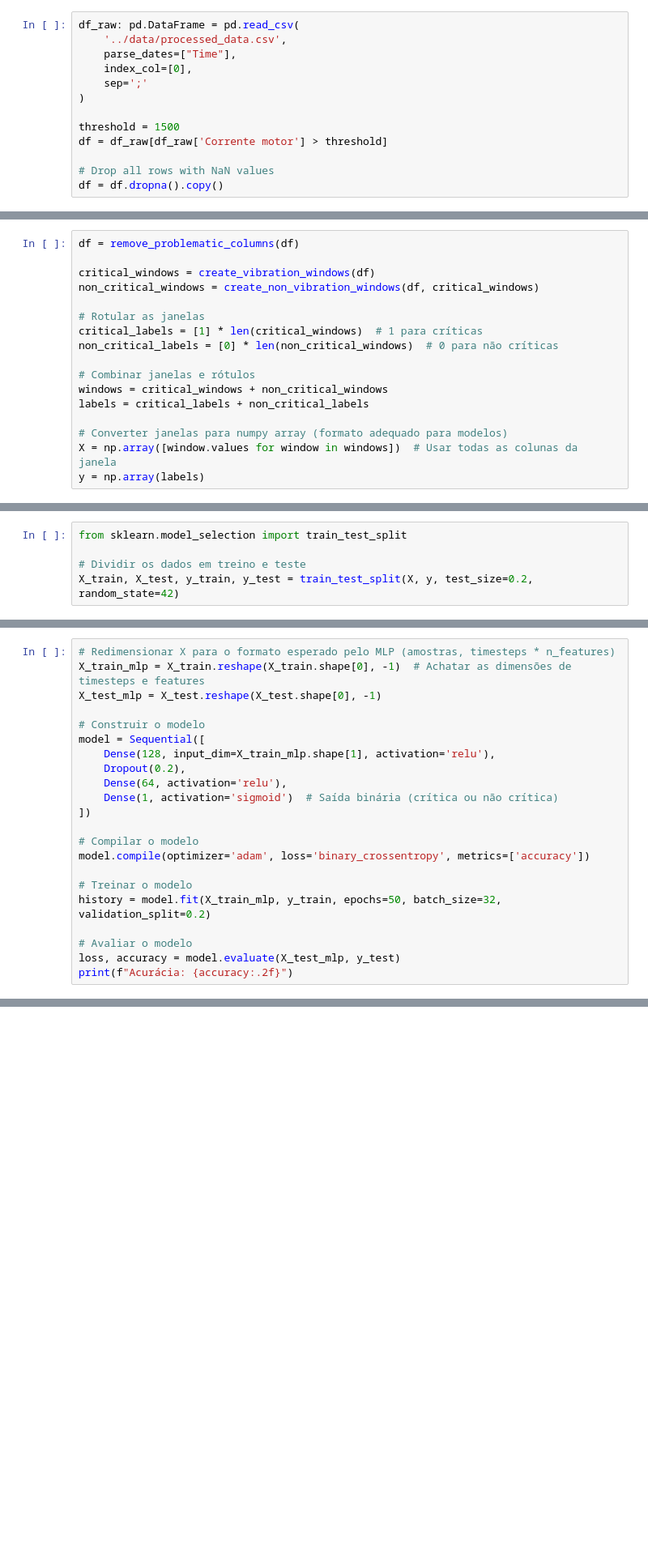
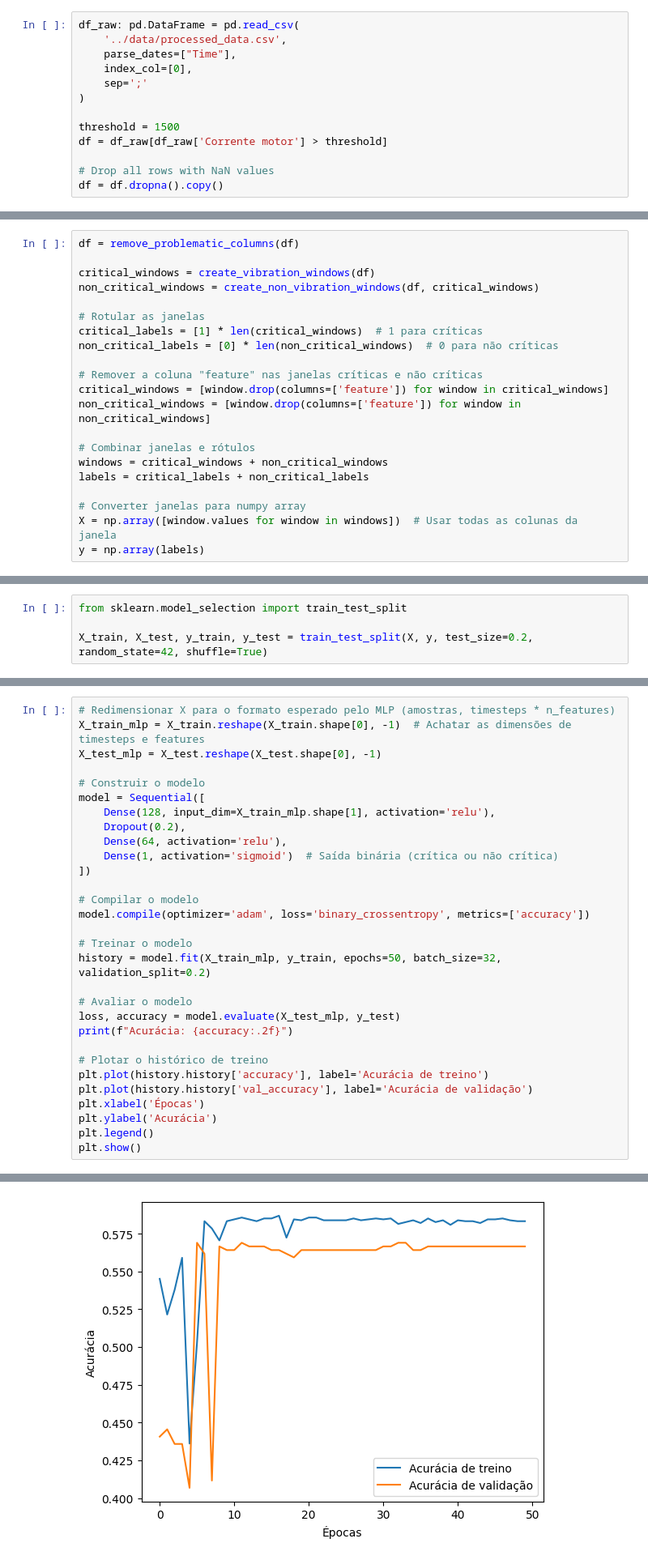
Before and after one commit to ezschneider/vrm-lstm, a Jupyter notebook: notebooks/model.ipynb, the cells around one changed output, grey strips where cells are left out. Shown at 81% size. Saved outputs shown, nothing was run; the diff lists cells and outputs as text; blank space fills up the shorter version.

```diff
--- a/notebooks/model.ipynb
+++ b/notebooks/model.ipynb
@@ -82,10 +80,14 @@ non_critical_windows = create_non_vibration_windows(df, critical_windows)
 critical_labels = [1] * len(critical_windows)  # 1 para críticas
 non_critical_labels = [0] * len(non_critical_windows)  # 0 para não críticas
 
+# Remover a coluna "feature" nas janelas críticas e não críticas
+critical_windows = [window.drop(columns=['feature']) for window in critical_windows]
+non_critical_windows = [window.drop(columns=['feature']) for window in non_critical_windows]
+
 # Combinar janelas e rótulos
 windows = critical_windows + non_critical_windows
 labels = critical_labels + non_critical_labels
 
-# Converter janelas para numpy array (formato adequado para modelos)
+# Converter janelas para numpy array
 X = np.array([window.values for window in windows])  # Usar todas as colunas da janela
 y = np.array(labels)
@@ -94,7 +108,6 @@ Coluna 'Unnamed: 58' removida: contém tipo de dados 'object'.
 # %%
 from sklearn.model_selection import train_test_split
 
-# Dividir os dados em treino e teste
-X_train, X_test, y_train, y_test = train_test_split(X, y, test_size=0.2, random_state=42)
+X_train, X_test, y_train, y_test = train_test_split(X, y, test_size=0.2, random_state=42, shuffle=True)
 # %%
 from tensorflow.keras.models import Sequential
@@ -121,5 +135,13 @@ history = model.fit(X_train_mlp, y_train, epochs=50, batch_size=32, validation_s
 # Avaliar o modelo
 loss, accuracy = model.evaluate(X_test_mlp, y_test)
 print(f"Acurácia: {accuracy:.2f}")
+
+# Plotar o histórico de treino
+plt.plot(history.history['accuracy'], label='Acurácia de treino')
+plt.plot(history.history['val_accuracy'], label='Acurácia de validação')
+plt.xlabel('Épocas')
+plt.ylabel('Acurácia')
+plt.legend()
+plt.show()
 # %% [output]
 Epoch 1/50
@@ -142,3 +166,4 @@ Acurácia: 0.57
+[figure, added]
 # %%
 # Construir o modelo
 model = Sequential([
```
Also changed, not shown: parts of 15 cells of this notebook, 1 other file.
